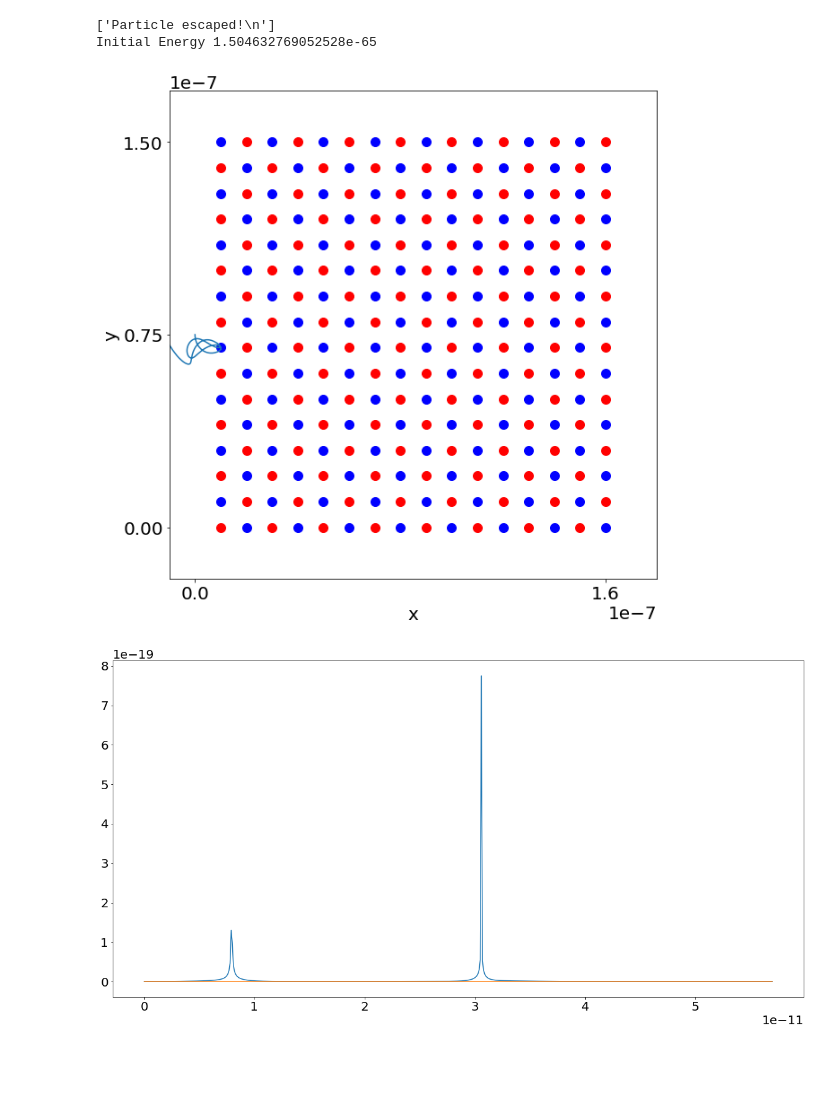
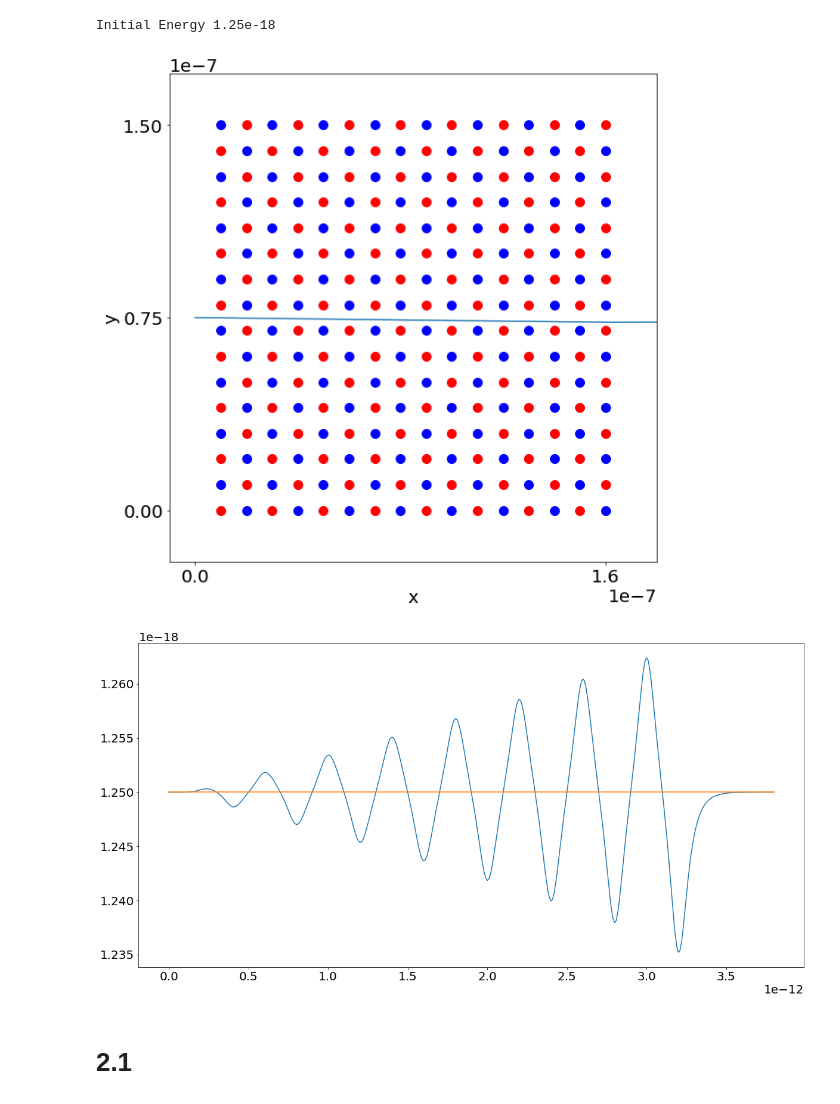
Before and after one commit to atormakh/SimulacionDeSistemas, a Jupyter notebook: SimulacionTemporal/campoElectrico.ipynb, the cells around one changed output. Saved outputs shown, nothing was run; the diff lists cells and outputs as text; code cells hidden in the pictures; blank space fills up the shorter version.

```diff
--- a/SimulacionTemporal/campoElectrico.ipynb
+++ b/SimulacionTemporal/campoElectrico.ipynb
@@ -14,54 +14,55 @@ plt.rcParams.update({'font.size': 20})
 plt.rc('figure', figsize=(20, 10))
 # %%
 # 3.2 pico seconds for particle to travel L
-def exec(dt=0.0001, dt2=0.1, tf=1e12, v=5e3, r=0):
+def exec(dt=1e-13, dt2=1e-12, tf=1, v=5e3, r=0):
 
     command = f"java -cp target/SimulacionTemporal-1.0-SNAPSHOT.jar \
                 -Ddt={dt} -Ddt2={dt2} -Dtf={tf} \
                 -Dv={v} -Dr={r} \
                 ElectricFieldSystem"
     proc = os.popen(command)
-    print(proc.readlines())
+    escaped = proc.readlines()[0]
     proc.close()
     data = data_import.Data("ElectricField.txt")
-    return data
+    return data, int(escaped)
 # %%
 X = []
 Y = []
 E = []
 T = []
 
 grid = Grid(N, D, Q)
-V=0
-data = exec(r=0, dt=1e-3, dt2=1e-1, v=V)
+V = 5e4
+data, escaped = exec(r=0, dt=1e-15, dt2=1e-14, v=V)
 Ei = grid.calculate_energy(0, (N-1)/2, V, 0, M, Q)
 print("Initial Energy", Ei)
 for t, x, y, vx, vy in data:
     T.append(t)
     X.append(x)
     Y.append(y)
-    E.append(grid.calculate_energy(x,y,vx,vy,M,Q))
+    E.append(grid.calculate_energy(x, y, vx, vy, M, Q))
 
 
 plt.figure("Trajectory")
 grid.plot()
 plt.plot(X, Y, "-", markersize=1)
 plt.xticks([0, N*D])
-plt.yticks([0,(N-1)*D/2, N*D -D])
+plt.yticks([0, (N-1)*D/2, N*D - D])
 plt.ylim(-2*D, N*D + D)
 plt.xlim(-D, N*D + 2*D)
 plt.gca().set_aspect('equal')
 plt.xlabel("x")
 plt.ylabel("y")
 plt.show()
 
 plt.figure("Energy")
 
 plt.plot(T, E)
 plt.plot(T, [Ei]*len(T))
 plt.show()
 # %% [output]
-['Particle escaped!\n']
-Initial Energy 1.504632769052528e-65
+Initial Energy 1.25e-18
-[figure, old version]
+[figure, new version]
-[figure, old version]
+[figure, new version]
+# %% [markdown]
+# 2.1
```
Also changed, not shown: parts of 3 cells of this notebook, 3 other files.
